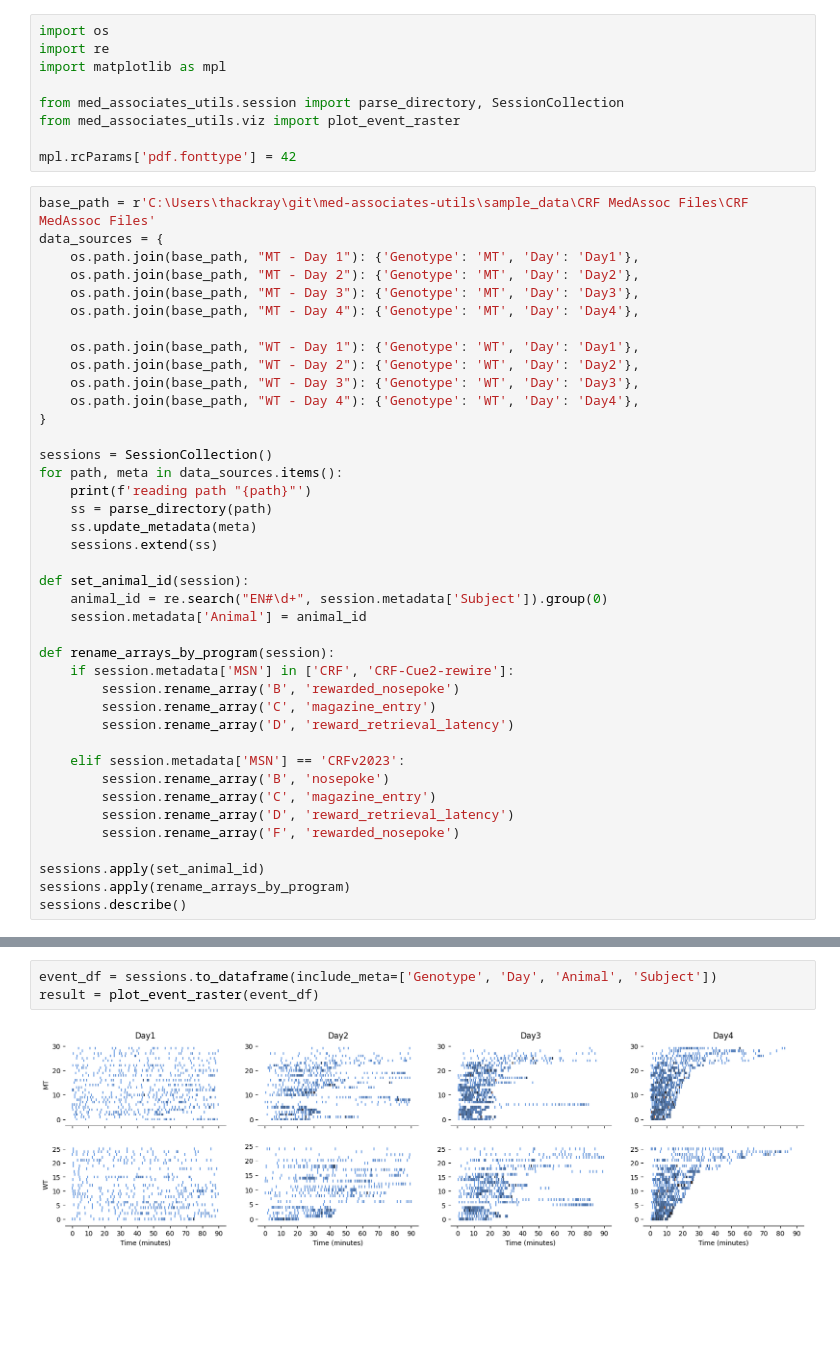
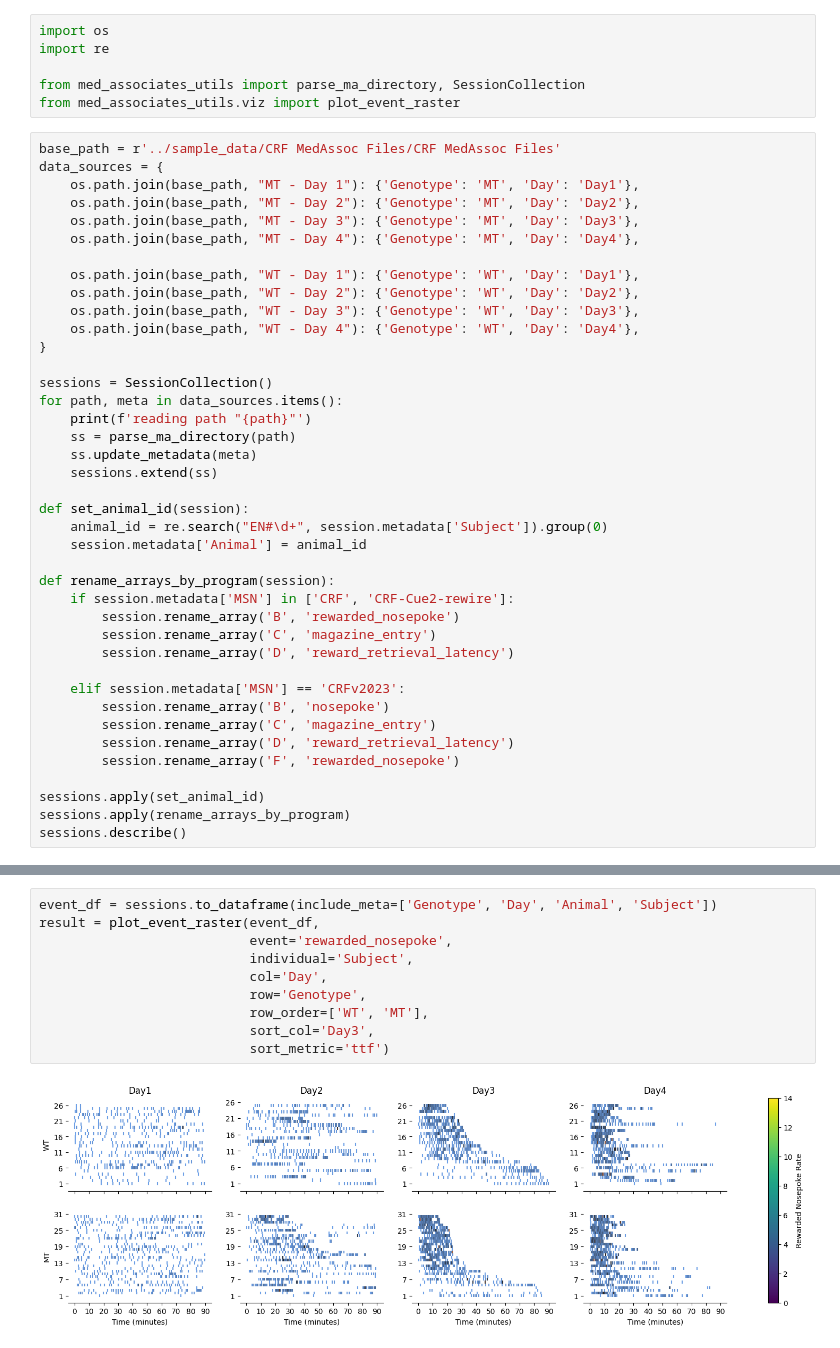
Before and after one commit to tischfieldlab/med-associates-utils, a Jupyter notebook: notebooks/03_analyze_event_raster_plot.ipynb, the cells around one changed output, grey strips where cells are left out. Cells and saved outputs as stored; diff of their text form; blank space fills up the shorter version.

```diff
--- a/notebooks/03_analyze_event_raster_plot.ipynb
+++ b/notebooks/03_analyze_event_raster_plot.ipynb
@@ -1,14 +1,11 @@
 # %%
 import os
 import re
-import matplotlib as mpl
 
-from med_associates_utils.session import parse_directory, SessionCollection
+from med_associates_utils import parse_ma_directory, SessionCollection
 from med_associates_utils.viz import plot_event_raster
-
-mpl.rcParams['pdf.fonttype'] = 42
 # %%
-base_path = r'C:\Users\thackray\git\med-associates-utils\sample_data\CRF MedAssoc Files\CRF MedAssoc Files'
+base_path = r'../sample_data/CRF MedAssoc Files/CRF MedAssoc Files'
 data_sources = {
     os.path.join(base_path, "MT - Day 1"): {'Genotype': 'MT', 'Day': 'Day1'},
     os.path.join(base_path, "MT - Day 2"): {'Genotype': 'MT', 'Day': 'Day2'},
@@ -24,7 +21,7 @@ data_sources = {
 sessions = SessionCollection()
 for path, meta in data_sources.items():
     print(f'reading path "{path}"')
-    ss = parse_directory(path)
+    ss = parse_ma_directory(path)
     ss.update_metadata(meta)
     sessions.extend(ss)
 
@@ -70,8 +67,15 @@ Scalars present in data with counts:
 (224) "S"
 # %%
 event_df = sessions.to_dataframe(include_meta=['Genotype', 'Day', 'Animal', 'Subject'])
-result = plot_event_raster(event_df)
+result = plot_event_raster(event_df,
+                           event='rewarded_nosepoke',
+                           individual='Subject',
+                           col='Day',
+                           row='Genotype',
+                           row_order=['WT', 'MT'],
+                           sort_col='Day3',
+                           sort_metric='ttf')
 # %% [output]
-[figure, old version]
+[figure, new version]
 # %%
 result.sort_order
```
Also changed, not shown: parts of 3 cells of this notebook, 3 other files.
